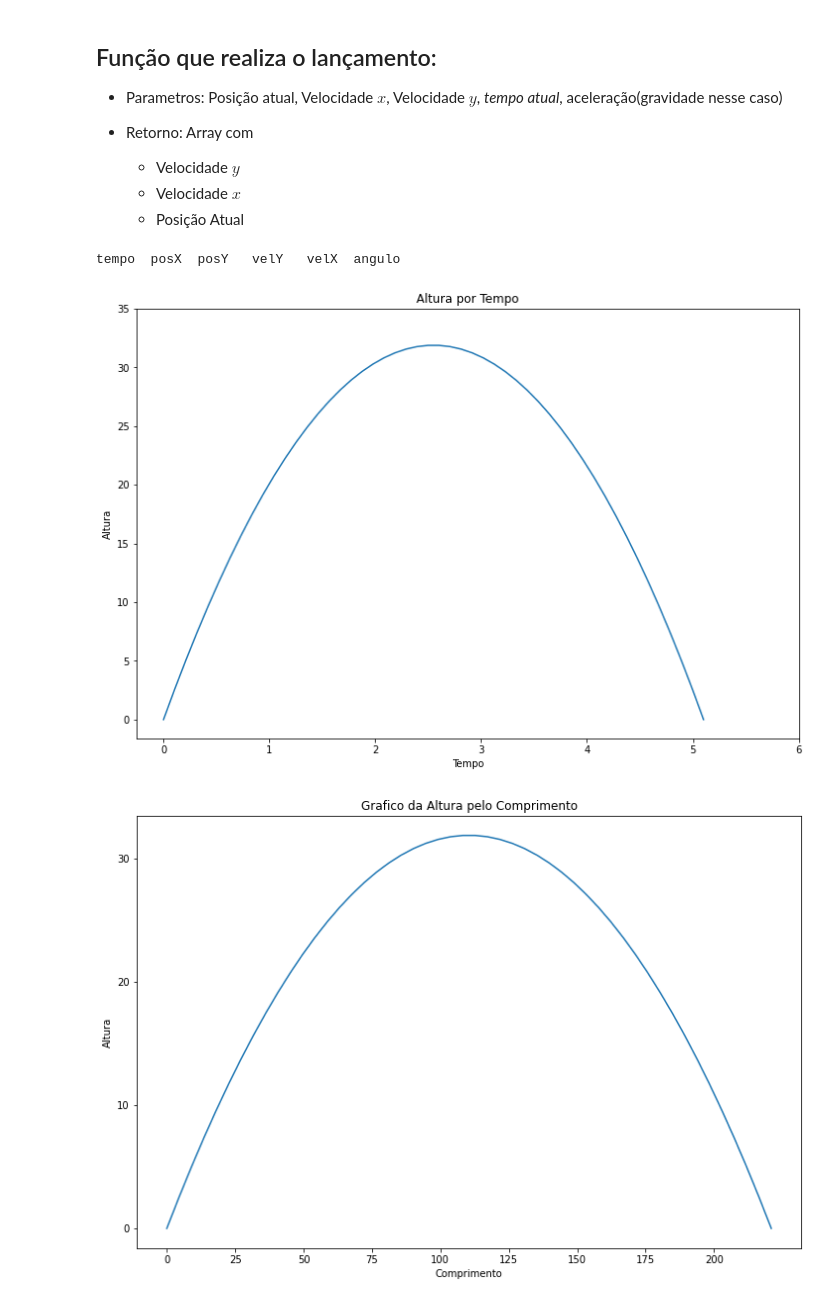
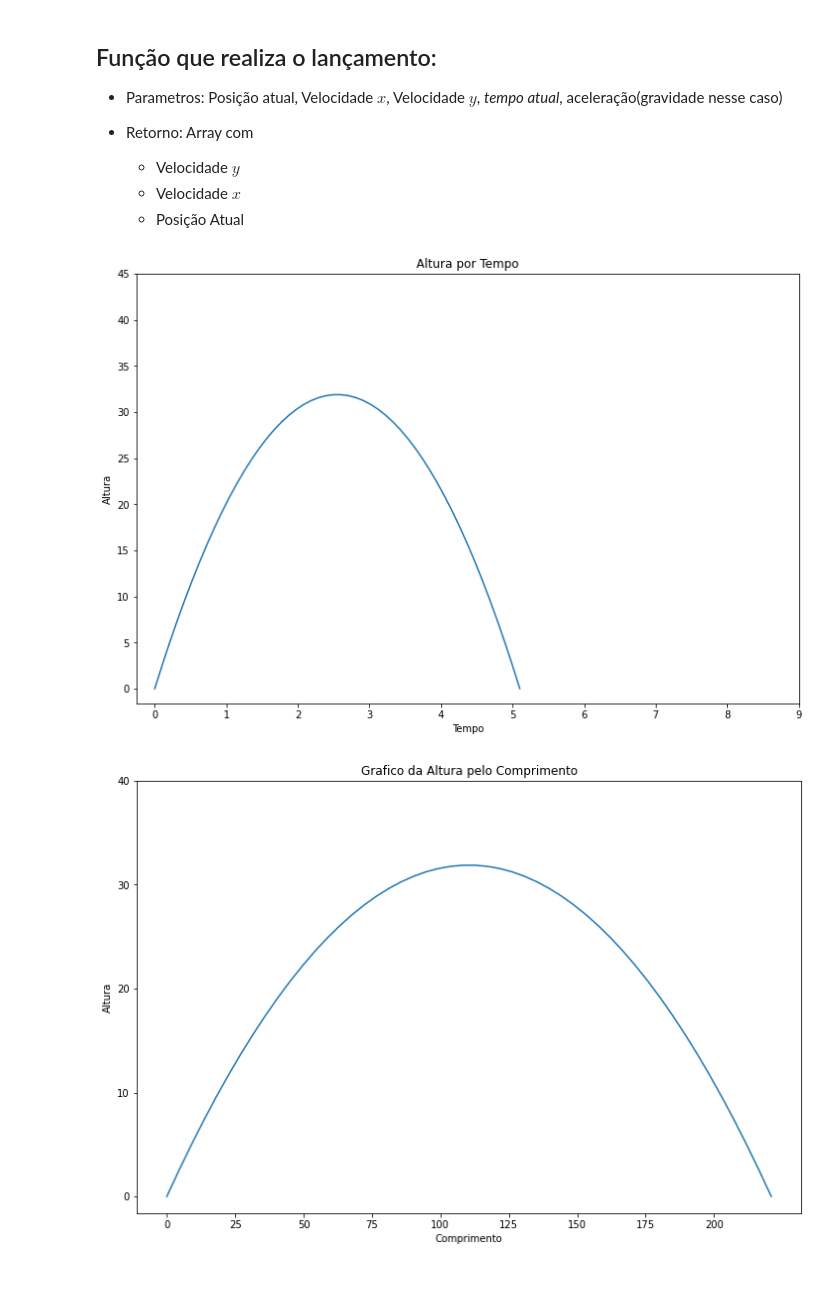
Before and after one commit to mirandamath/Fisica-4oSem, a Jupyter notebook: lancamentoBalistico.ipynb, the cells around one changed output. Cells and saved outputs as stored; diff of their text form; code cells hidden in the pictures.

```diff
--- a/lancamentoBalistico.ipynb
+++ b/lancamentoBalistico.ipynb
@@ -60,41 +62,38 @@ dados = np.empty(tempos.size, dtype=object)
 alturas = np.empty(tempos.size, dtype=float)
 comprimentos = np.empty(tempos.size, dtype=float)
 
-print("tempo  posX  posY   velY   velX  angulo")
 j = 0
 for i in tempos:
     dados[j] = lancamento(posX, v_x, v_y, tempos[j], gravidade)
     alturas[j] = dados[j][1]
     comprimentos[j] = dados[j][3]
     j += 1
 
 fig1, t_h = plt.subplots()
 fig1.set_size_inches(12, 8)
 
 t_h.plot(tempos, alturas)
 
 plt.xticks(range(0, round(tempo_total) + 5));
-plt.yticks(range(0, round(altura_maxima) + 5, 5))
+plt.yticks(range(0, round(altura_maxima) + 15, 5))
 
 t_h.set_title("Altura por Tempo")
 t_h.set_xlabel("Tempo")
 t_h.set_ylabel("Altura")
 
 fig2, y_x = plt.subplots()
 fig2.set_size_inches(12,8)
 
 y_x.plot(comprimentos, alturas)
 
 plt.xticks(range(0, round(alcance), 25))
-plt.yticks(range(0, round(altura_maxima) + 20, 10))
+plt.yticks(range(0, round(altura_maxima) + 15, 10))
 
 y_x.set_title("Grafico da Altura pelo Comprimento")
 y_x.set_xlabel("Comprimento")
 y_x.set_ylabel("Altura")
 
-
 plt.show()
 # %% [output]
-tempo  posX  posY   velY   velX  angulo
-[figure, old version]
+[figure, new version]
-[figure, old version]
+[figure, new version]
```
Also changed, not shown: parts of 1 cell of this notebook.
